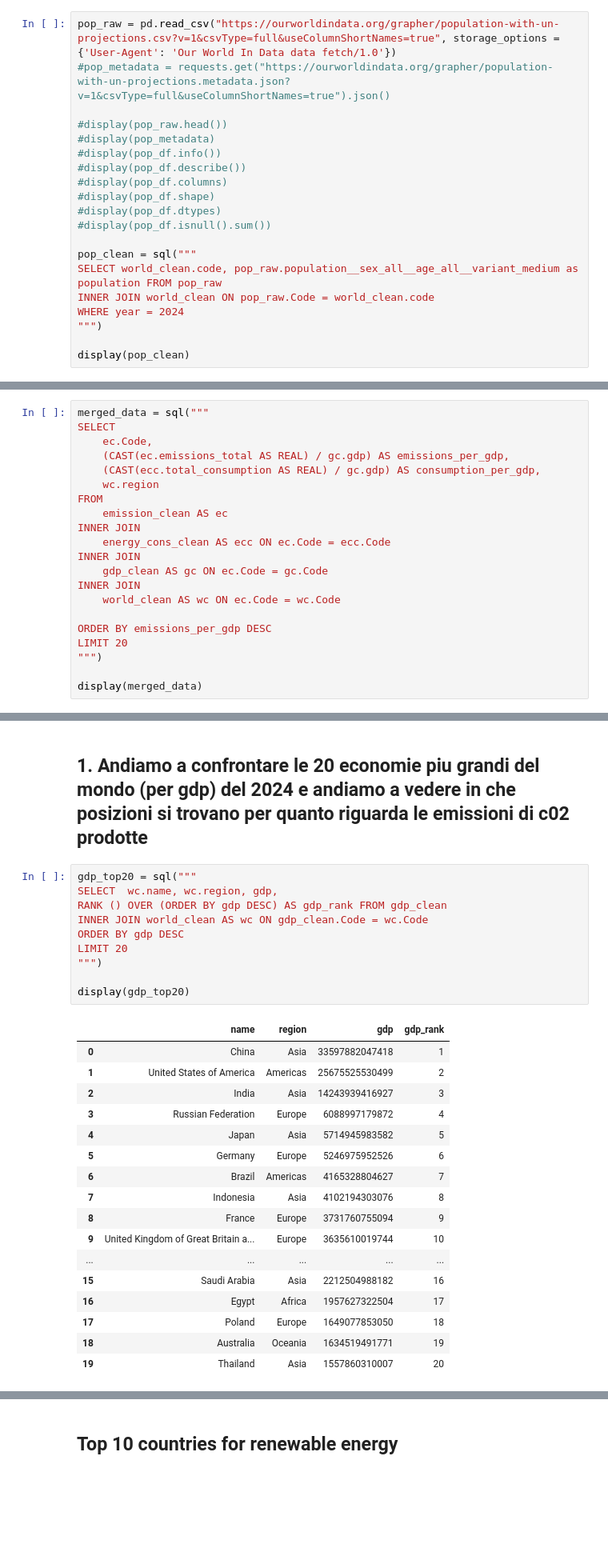
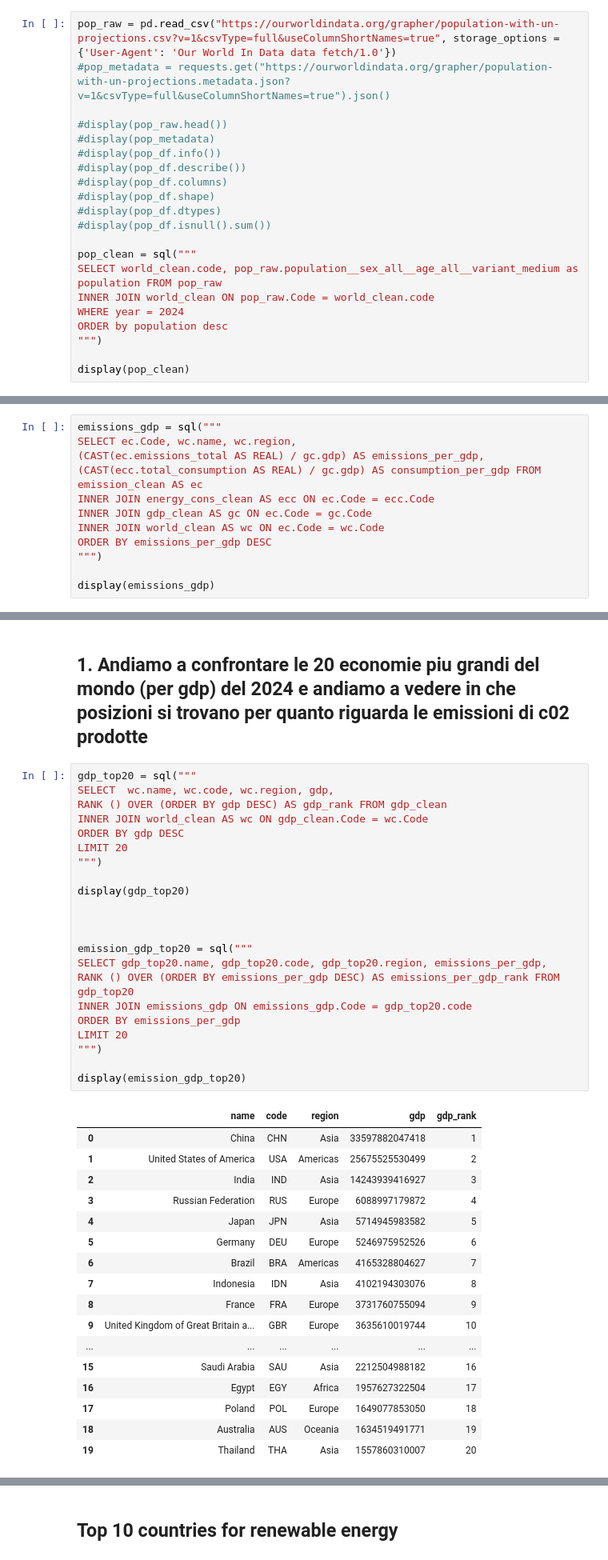
Before and after one commit to william-toscani/Data_Visualization_Project, a Jupyter notebook: Data_Viz_Project.ipynb, the cells around one changed output, grey strips where cells are left out. Shown: that part at 80% size. Cells and saved outputs as stored; diff of their text form; blank space fills up the shorter version.

```diff
--- a/Data_Viz_Project.ipynb
+++ b/Data_Viz_Project.ipynb
@@ -82,6 +62,7 @@ pop_clean = sql("""
 SELECT world_clean.code, pop_raw.population__sex_all__age_all__variant_medium as population FROM pop_raw
 INNER JOIN world_clean ON pop_raw.Code = world_clean.code
 WHERE year = 2024
+ORDER by population desc
 """)
 
 display(pop_clean)
@@ -269,23 +251,14 @@ display(fossil_share_clean)
 # %% [markdown]
 ## Cons e Emission / gdp
 # %%
-merged_data = sql("""
-SELECT
-    ec.Code,
-    (CAST(ec.emissions_total AS REAL) / gc.gdp) AS emissions_per_gdp,
-    (CAST(ecc.total_consumption AS REAL) / gc.gdp) AS consumption_per_gdp,
-    wc.region
-FROM
-    emission_clean AS ec
-INNER JOIN
-    energy_cons_clean AS ecc ON ec.Code = ecc.Code
-INNER JOIN
-    gdp_clean AS gc ON ec.Code = gc.Code
-INNER JOIN
-    world_clean AS wc ON ec.Code = wc.Code
-
+emissions_gdp = sql("""
+SELECT ec.Code, wc.name, wc.region,
+(CAST(ec.emissions_total AS REAL) / gc.gdp) AS emissions_per_gdp,
+(CAST(ecc.total_consumption AS REAL) / gc.gdp) AS consumption_per_gdp FROM emission_clean AS ec
+INNER JOIN energy_cons_clean AS ecc ON ec.Code = ecc.Code
+INNER JOIN gdp_clean AS gc ON ec.Code = gc.Code
+INNER JOIN world_clean AS wc ON ec.Code = wc.Code
 ORDER BY emissions_per_gdp DESC
-LIMIT 20
 """)
 
-display(merged_data)
+display(emissions_gdp)
@@ -295,29 +376,41 @@ display(merged_data)
 ## 1. Andiamo a confrontare le 20 economie piu grandi del mondo (per gdp) del 2024 e andiamo a vedere in che posizioni si trovano per quanto riguarda le emissioni di c02 prodotte
 # %%
 gdp_top20 = sql("""
-SELECT  wc.name, wc.region, gdp,
+SELECT  wc.name, wc.code, wc.region, gdp,
 RANK () OVER (ORDER BY gdp DESC) AS gdp_rank FROM gdp_clean
 INNER JOIN world_clean AS wc ON gdp_clean.Code = wc.Code
 ORDER BY gdp DESC
 LIMIT 20
 """)
 
 display(gdp_top20)
+
+
+
+emission_gdp_top20 = sql("""
+SELECT gdp_top20.name, gdp_top20.code, gdp_top20.region, emissions_per_gdp,
+RANK () OVER (ORDER BY emissions_per_gdp DESC) AS emissions_per_gdp_rank FROM gdp_top20
+INNER JOIN emissions_gdp ON emissions_gdp.Code = gdp_top20.code
+ORDER BY emissions_per_gdp
+LIMIT 20
+""")
+
+display(emission_gdp_top20)
 # %% [output]
-|  | name | region | gdp | gdp_rank |
-| 0 | China | Asia | 33597882047418 | 1 |
-| 1 | United States of America | Americas | 25675525530499 | 2 |
-| 2 | India | Asia | 14243939416927 | 3 |
-| 3 | Russian Federation | Europe | 6088997179872 | 4 |
-| 4 | Japan | Asia | 5714945983582 | 5 |
-| 5 | Germany | Europe | 5246975952526 | 6 |
-| 6 | Brazil | Americas | 4165328804627 | 7 |
-| 7 | Indonesia | Asia | 4102194303076 | 8 |
-| 8 | France | Europe | 3731760755094 | 9 |
-| 9 | United Kingdom of Great Britain a... | Europe | 3635610019744 | 10 |
-| ... | ... | ... | ... | ... |
-| 15 | Saudi Arabia | Asia | 2212504988182 | 16 |
-| 16 | Egypt | Africa | 1957627322504 | 17 |
-| 17 | Poland | Europe | 1649077853050 | 18 |
-| 18 | Australia | Oceania | 1634519491771 | 19 |
-| 19 | Thailand | Asia | 1557860310007 | 20 |
+|  | name | code | region | gdp | gdp_rank |
+| 0 | China | CHN | Asia | 33597882047418 | 1 |
+| 1 | United States of America | USA | Americas | 25675525530499 | 2 |
+| 2 | India | IND | Asia | 14243939416927 | 3 |
+| 3 | Russian Federation | RUS | Europe | 6088997179872 | 4 |
+| 4 | Japan | JPN | Asia | 5714945983582 | 5 |
+| 5 | Germany | DEU | Europe | 5246975952526 | 6 |
+| 6 | Brazil | BRA | Americas | 4165328804627 | 7 |
+| 7 | Indonesia | IDN | Asia | 4102194303076 | 8 |
+| 8 | France | FRA | Europe | 3731760755094 | 9 |
+| 9 | United Kingdom of Great Britain a... | GBR | Europe | 3635610019744 | 10 |
+| ... | ... | ... | ... | ... | ... |
+| 15 | Saudi Arabia | SAU | Asia | 2212504988182 | 16 |
+| 16 | Egypt | EGY | Africa | 1957627322504 | 17 |
+| 17 | Poland | POL | Europe | 1649077853050 | 18 |
+| 18 | Australia | AUS | Oceania | 1634519491771 | 19 |
+| 19 | Thailand | THA | Asia | 1557860310007 | 20 |
```
Also changed, not shown: parts of 16 cells of this notebook.
